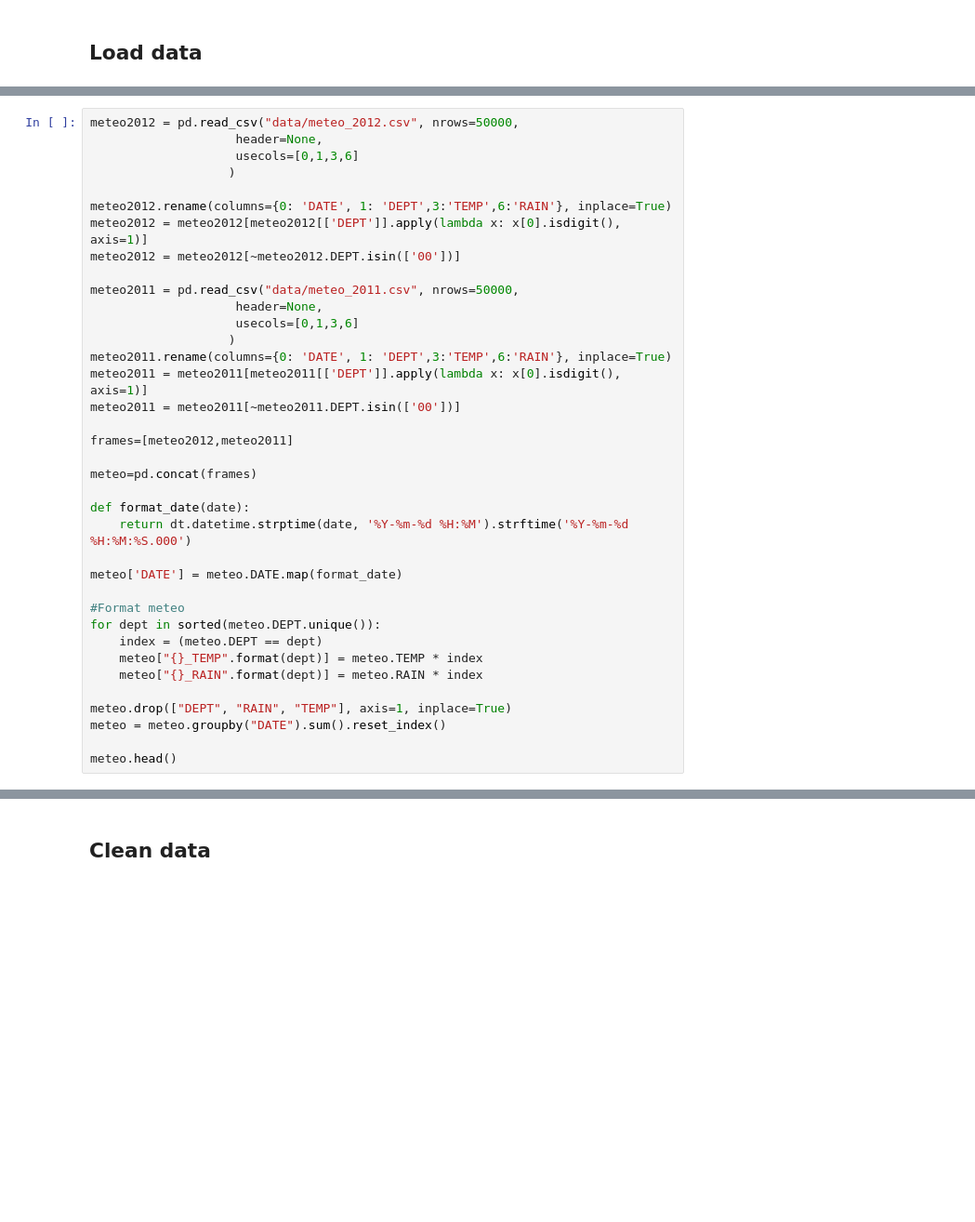
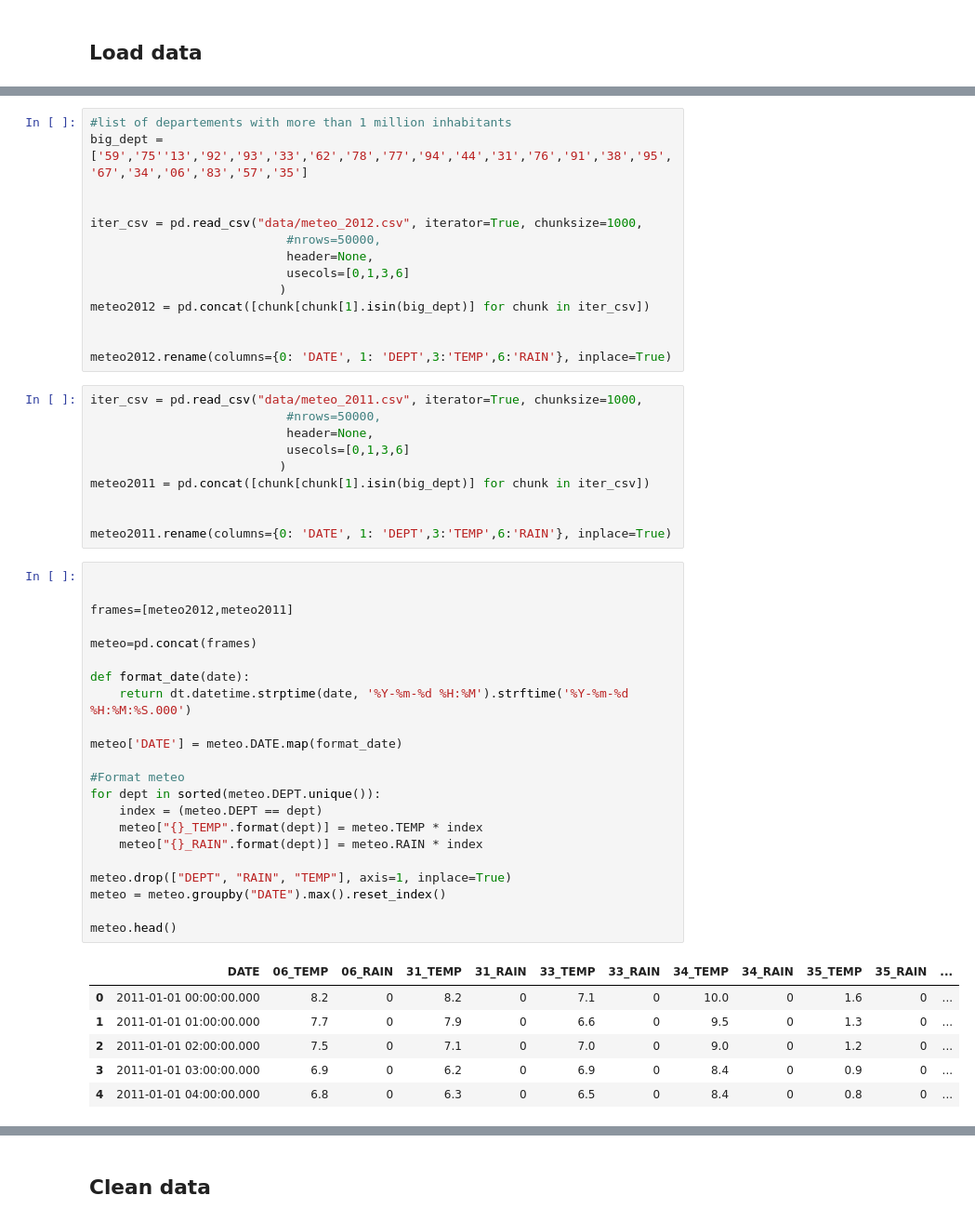
Before and after one commit to rafaeldelavergne/INF582_AXA_Challenge, a Jupyter notebook: notebook.ipynb, the cells around one changed output, grey strips where cells are left out. Shown: that part at 93% size. Cells and saved outputs as stored; diff of their text form; blank space fills up the shorter version.

Commit message:
Filtered departements with less than 1M inhabitants

```diff
--- a/notebook.ipynb
+++ b/notebook.ipynb
@@ -37,39 +47,55 @@ training_data.head()
+# %%
+#list of departements with more than 1 million inhabitants
+big_dept = ['59','75''13','92','93','33','62','78','77','94','44','31','76','91','38','95','67','34','06','83','57','35']
+
+
+iter_csv = pd.read_csv("data/meteo_2012.csv", iterator=True, chunksize=1000,
+                           #nrows=50000,
+                           header=None,
+                           usecols=[0,1,3,6]
+                          )
+meteo2012 = pd.concat([chunk[chunk[1].isin(big_dept)] for chunk in iter_csv])
+
+
+meteo2012.rename(columns={0: 'DATE', 1: 'DEPT',3:'TEMP',6:'RAIN'}, inplace=True)
+# %%
+iter_csv = pd.read_csv("data/meteo_2011.csv", iterator=True, chunksize=1000,
+                           #nrows=50000,
+                           header=None,
+                           usecols=[0,1,3,6]
+                          )
+meteo2011 = pd.concat([chunk[chunk[1].isin(big_dept)] for chunk in iter_csv])
+
+
+meteo2011.rename(columns={0: 'DATE', 1: 'DEPT',3:'TEMP',6:'RAIN'}, inplace=True)
 # %%
-meteo2012 = pd.read_csv("data/meteo_2012.csv", nrows=50000,
-                    header=None,
-                    usecols=[0,1,3,6]
-                   )
 
-meteo2012.rename(columns={0: 'DATE', 1: 'DEPT',3:'TEMP',6:'RAIN'}, inplace=True)
-meteo2012 = meteo2012[meteo2012[['DEPT']].apply(lambda x: x[0].isdigit(), axis=1)]
-meteo2012 = meteo2012[~meteo2012.DEPT.isin(['00'])]
-
-meteo2011 = pd.read_csv("data/meteo_2011.csv", nrows=50000,
-                    header=None,
-                    usecols=[0,1,3,6]
-                   )
-meteo2011.rename(columns={0: 'DATE', 1: 'DEPT',3:'TEMP',6:'RAIN'}, inplace=True)
-meteo2011 = meteo2011[meteo2011[['DEPT']].apply(lambda x: x[0].isdigit(), axis=1)]
-meteo2011 = meteo2011[~meteo2011.DEPT.isin(['00'])]
 
 frames=[meteo2012,meteo2011]
 
 meteo=pd.concat(frames)
 
 def format_date(date):
     return dt.datetime.strptime(date, '%Y-%m-%d %H:%M').strftime('%Y-%m-%d %H:%M:%S.000')
 
 meteo['DATE'] = meteo.DATE.map(format_date)
 
 #Format meteo
 for dept in sorted(meteo.DEPT.unique()):
     index = (meteo.DEPT == dept)
     meteo["{}_TEMP".format(dept)] = meteo.TEMP * index
     meteo["{}_RAIN".format(dept)] = meteo.RAIN * index
 
 meteo.drop(["DEPT", "RAIN", "TEMP"], axis=1, inplace=True)
-meteo = meteo.groupby("DATE").sum().reset_index()
+meteo = meteo.groupby("DATE").max().reset_index()
 
 meteo.head()
+# %% [output]
+|  | DATE | 06_TEMP | 06_RAIN | 31_TEMP | 31_RAIN | 33_TEMP | 33_RAIN | 34_TEMP | 34_RAIN | 35_TEMP | 35_RAIN | ... |
+| 0 | 2011-01-01 00:00:00.000 | 8.2 | 0 | 8.2 | 0 | 7.1 | 0 | 10.0 | 0 | 1.6 | 0 | ... |
+| 1 | 2011-01-01 01:00:00.000 | 7.7 | 0 | 7.9 | 0 | 6.6 | 0 | 9.5 | 0 | 1.3 | 0 | ... |
+| 2 | 2011-01-01 02:00:00.000 | 7.5 | 0 | 7.1 | 0 | 7.0 | 0 | 9.0 | 0 | 1.2 | 0 | ... |
+| 3 | 2011-01-01 03:00:00.000 | 6.9 | 0 | 6.2 | 0 | 6.9 | 0 | 8.4 | 0 | 0.9 | 0 | ... |
+| 4 | 2011-01-01 04:00:00.000 | 6.8 | 0 | 6.3 | 0 | 6.5 | 0 | 8.4 | 0 | 0.8 | 0 | ... |
 # %%
 meteo.describe()
```
Also changed, not shown: parts of 8 cells of this notebook.
